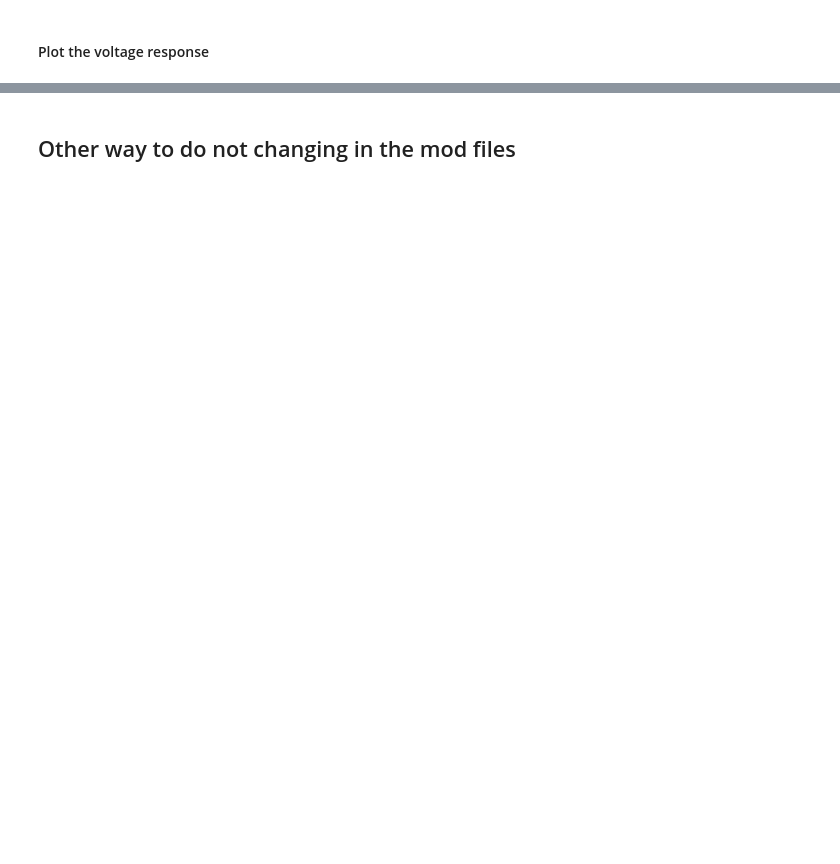
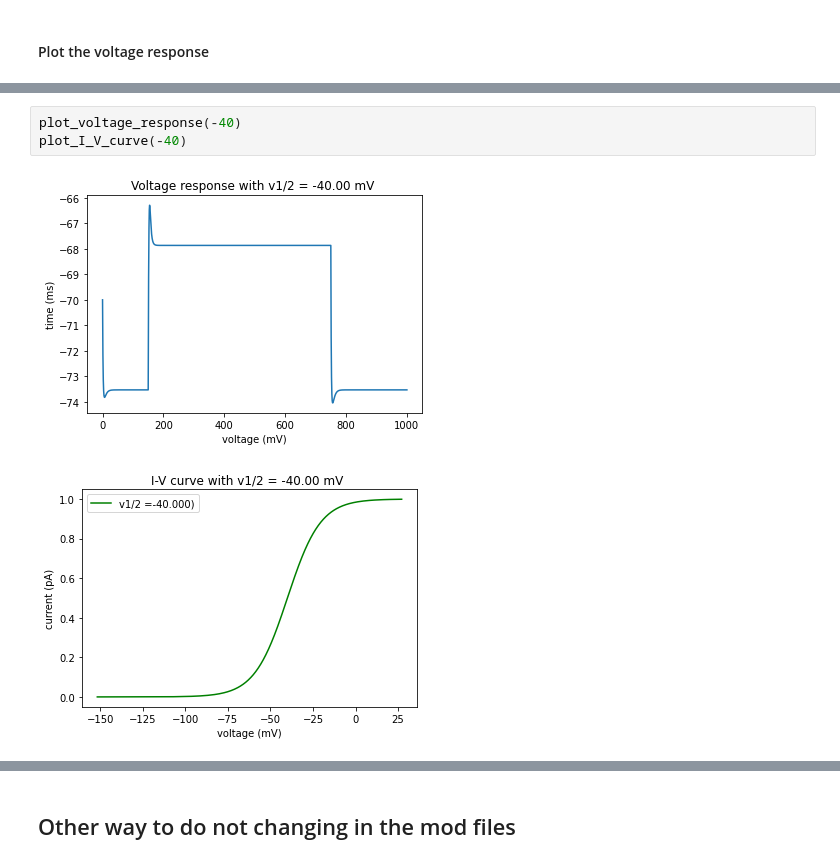
Before and after one commit to AlbrechtAlice/In-Silico-Neuroscience, a Jupyter notebook: Week3_HomeWork.ipynb, the cells around one changed output, grey strips where cells are left out. Cells and saved outputs as stored; diff of their text form; blank space fills up the shorter version.

```diff
--- a/Week3_HomeWork.ipynb
+++ b/Week3_HomeWork.ipynb
@@ -475,0 +500,6 @@ def plot_I_V_curve(vhalf):
+# %%
+plot_voltage_response(-40)
+plot_I_V_curve(-40)
+# %% [output]
+[figure, added]
+[figure, added]
```
Also changed, not shown: parts of 27 cells of this notebook.
